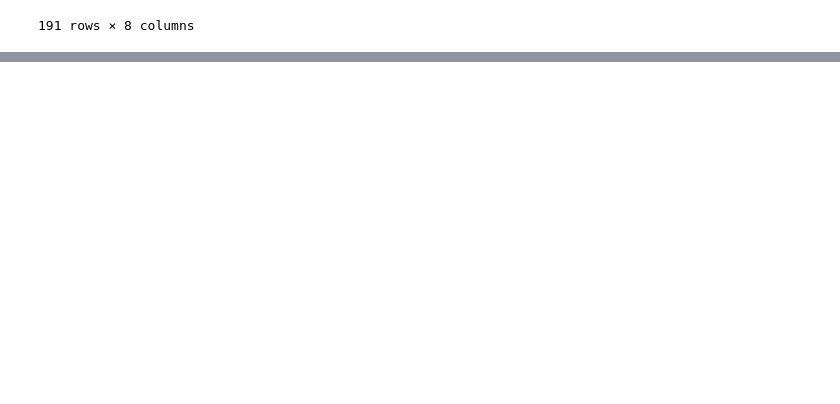
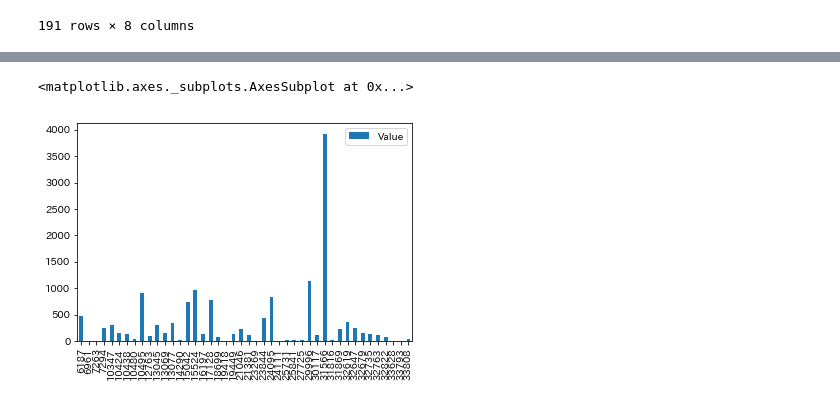
Before and after one commit to fujarenpaw/WorldInfo, a Jupyter notebook: Program/testProgram.ipynb, the cells around one changed output, grey strips where cells are left out. Saved outputs shown, nothing was run; the diff lists cells and outputs as text; code cells hidden in the pictures; blank space fills up the shorter version.

```diff
--- a/Program/testProgram.ipynb
+++ b/Program/testProgram.ipynb
@@ -301,3 +301,12 @@ visualData.reset_index()
 | 189 | 7398 | 754 | ZMB | PCPIPCH | Inflation, average consumer prices | Percent change | NaN | 9.950 |
 | 190 | 7435 | 698 | ZWE | PCPIPCH | Inflation, average consumer prices | Percent change | NaN | 161.813 |
 191 rows × 8 columns
+# %%
+import pandas
+# GDPデータ読み込み
+path = r"..\Data\OECD_HELTH_EXPENDITURE_2019NOV.csv"
+df = pd.read_csv(path)
+
+# 1つの国で日付の異なる複数のデータがあるため、古い重複データは削除
+df = df[df["Unit"] == "US Dollar"]
+df = df.drop_duplicates(['Country'], keep='last')
@@ -303,0 +332,5 @@ visualData.reset_index()
+# %%
+df.plot.bar(y=["Value"])
+# %% [output]
+<matplotlib.axes._subplots.AxesSubplot at 0x...>
+[figure, added]
```
Also changed, not shown: parts of 2 cells of this notebook, 3 other files.
